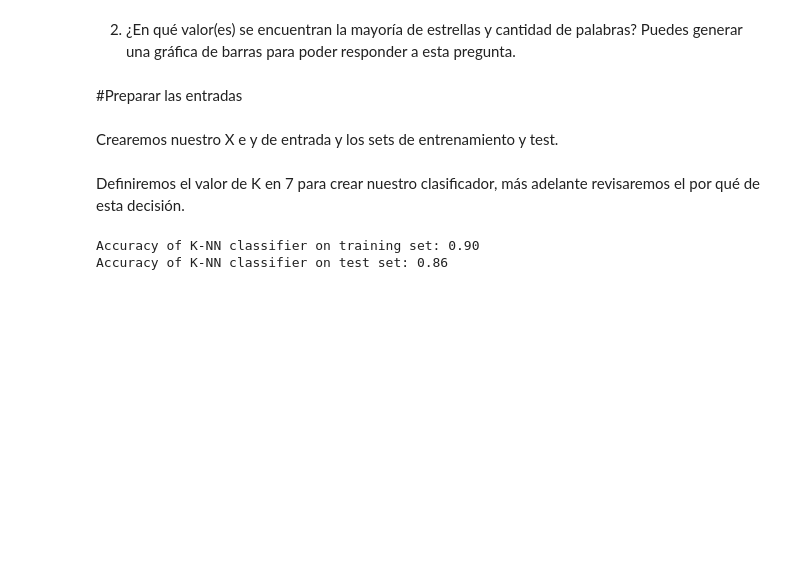
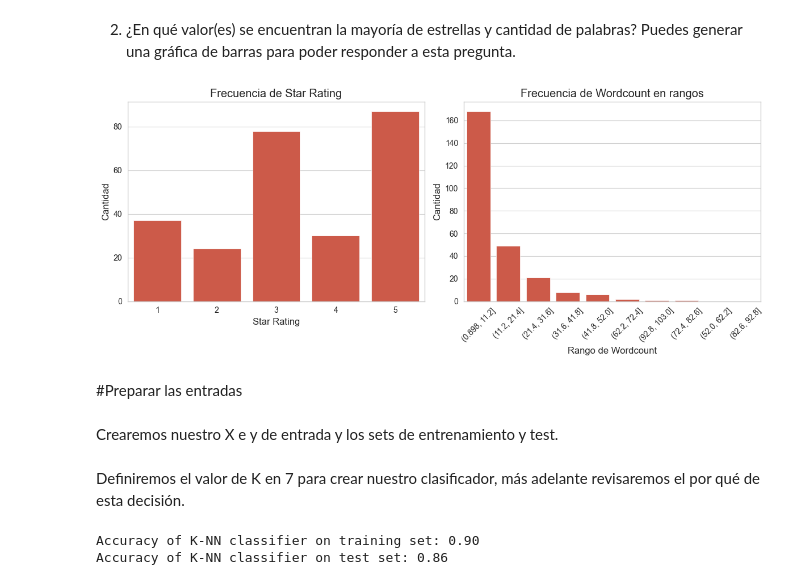
Before and after one commit to SimonGarcia01/ai-course, a Jupyter notebook: KNN/Práctica_KNN.ipynb, the cells around one changed output. Cells and saved outputs as stored; diff of their text form; code cells hidden in the pictures; blank space fills up the shorter version.

```diff
--- a/KNN/Práctica_KNN.ipynb
+++ b/KNN/Práctica_KNN.ipynb
@@ -190,5 +196,30 @@ dtype: int64
 # %% [markdown]
 2. ¿En qué valor(es) se encuentran la mayoría de estrellas y cantidad de palabras? Puedes generar una gráfica de barras para poder responder a esta pregunta.
+# %%
+sns.set_style("whitegrid")
+
+fig, axes = plt.subplots(1, 2, figsize=(12, 5))
+
+# Gráfico de barras para la cantidad de estrellas
+sns.countplot(x=df_clean["Star Rating"], ax=axes[0])
+axes[0].set_title("Frecuencia de Star Rating")
+axes[0].set_xlabel("Star Rating")
+axes[0].set_ylabel("Cantidad")
+
+# Agrupar wordcount en bins para hacerlo más claro
+df_clean["wordcount_bins"] = pd.cut(df_clean["wordcount"], bins=10)  # Dividimos en 10 grupos
+
+# Gráfico de barras para la cantidad de palabras agrupadas
+sns.countplot(x=df_clean["wordcount_bins"], order=df_clean["wordcount_bins"].value_counts().index, ax=axes[1])
+axes[1].set_title("Frecuencia de Wordcount en rangos")
+axes[1].set_xlabel("Rango de Wordcount")
+axes[1].set_ylabel("Cantidad")
+axes[1].tick_params(axis='x', rotation=45)  # Rotar etiquetas para mejor visibilidad
+
+plt.tight_layout()
+plt.show()
+# %% [output]
+[figure, added]
 # %% [markdown]
 #Preparar las entradas
 # %% [markdown]
```
Also changed, not shown: parts of 5 cells of this notebook.
